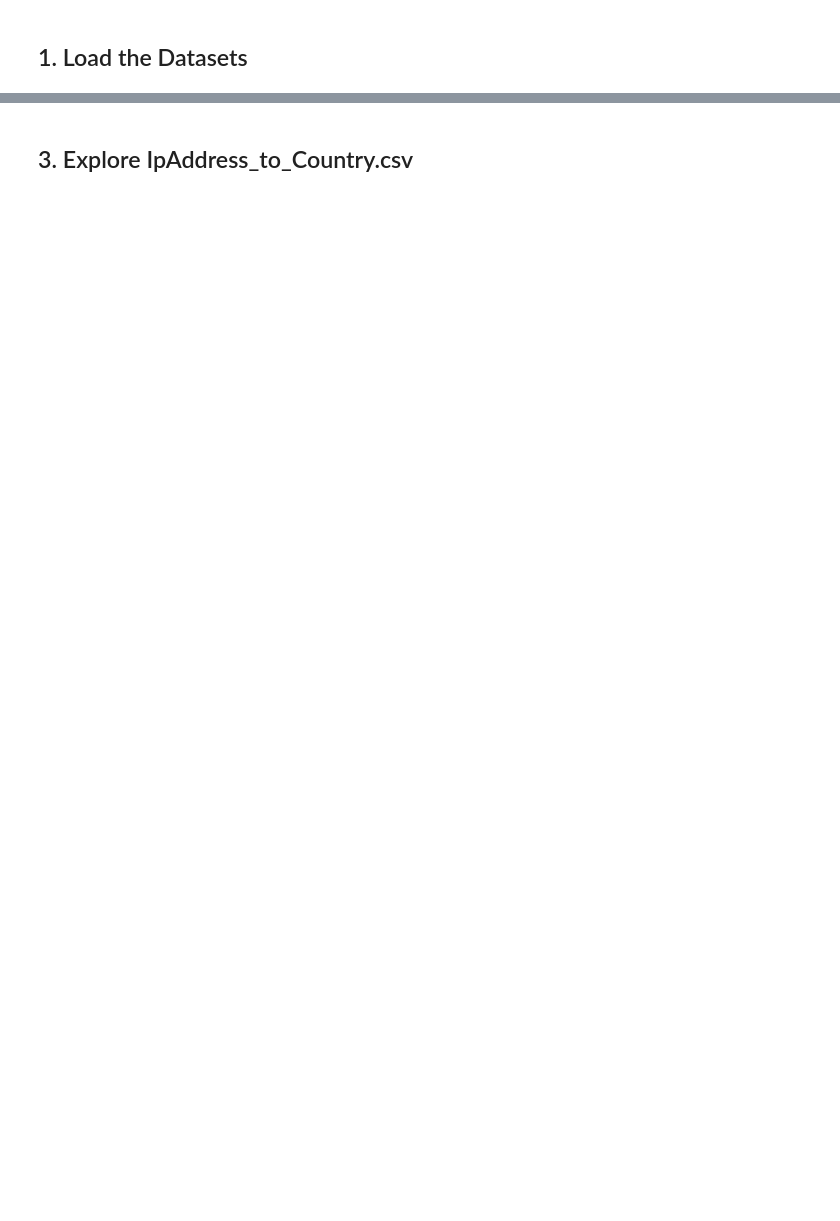
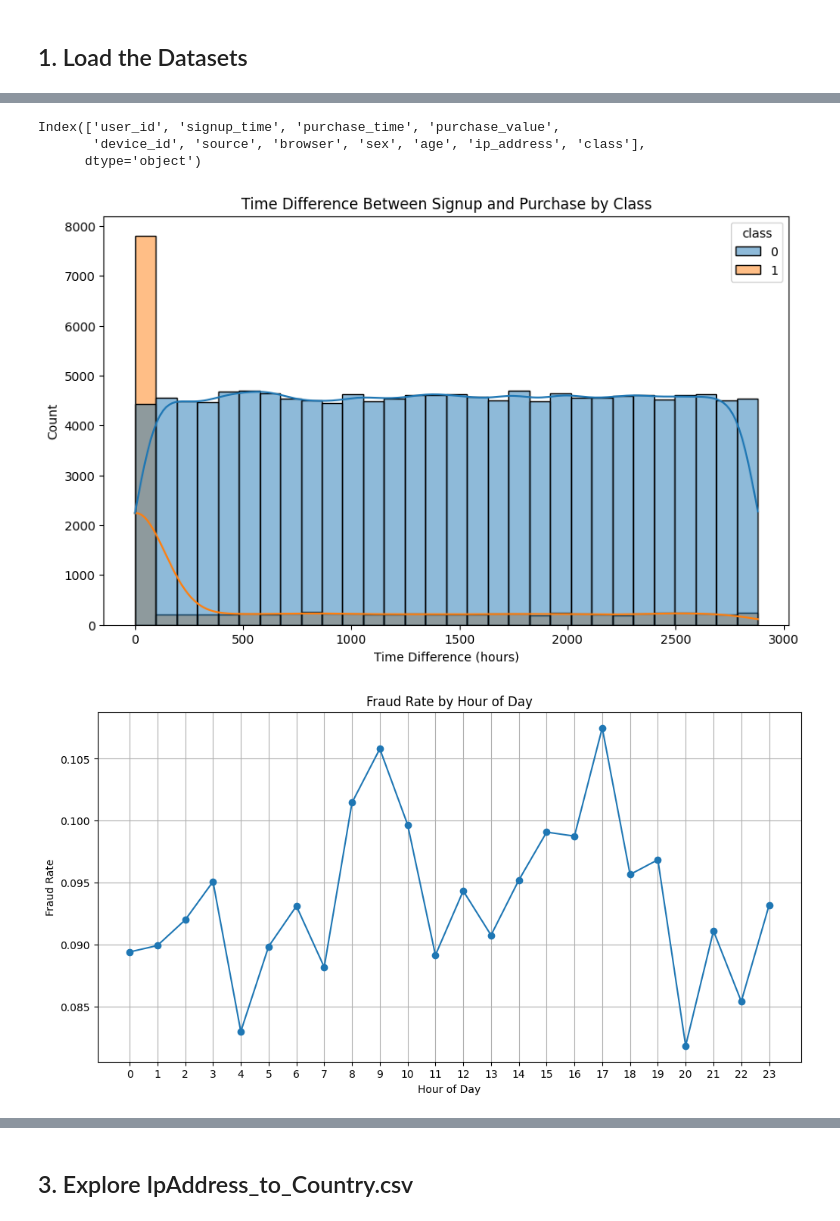
Before and after one commit to Jonepeter/fraud-detection, a Jupyter notebook: notebooks/1_EDA.ipynb, the cells around one changed output, grey strips where cells are left out. Drawn from its saved outputs; the diff is of its cells as text; code cells hidden in the pictures; blank space fills up the shorter version.

Commit message:
feat: Enhance exploratory data analysis in 1_EDA.ipynb by updating data loading methods, improving output formatting, and adding detailed findings for Fraud_Data and creditcard datasets.

```diff
--- a/notebooks/1_EDA.ipynb
+++ b/notebooks/1_EDA.ipynb
@@ -6,26 +6,26 @@ This notebook performs exploratory data analysis on the fraud detection datasets
 2. IpAddress_to_Country.csv - IP to country mapping
 3. creditcard.csv - Bank transaction data
 # %%
-import pandas as pd
-import numpy as np
-import matplotlib.pyplot as plt
-import seaborn as sns
+
 import sys
 import os
+import pandas as pd
 
 # Add the src directory to the path
-sys.path.append(os.path.abspath('../src'))
+if os.path.abspath('..') not in sys.path:
+    sys.path.append(os.path.abspath('..'))
 
-# Import custom EDA module
-from eda import (
+# Function to reload custom modules
+%load_ext autoreload
+%autoreload 2
+
+# Import custom load data and EDA module
+from src.load_data import load_data
+from src.eda import (
     load_datasets, display_basic_info, analyze_class_distribution,
     plot_numerical_distributions, analyze_categorical_features,
     analyze_time_patterns, analyze_correlation_matrix, analyze_ip_country_data
 )
 
-# Set plot style
-plt.style.use('seaborn-v0_8-whitegrid')
-sns.set_palette('viridis')
-
-# Display all columns
-pd.set_option('display.max_columns', None)
+# Set pandas to display numbers in plain (not scientific) notation
+pd.set_option('display.float_format', '{:.2f}'.format)
@@ -33,5 +36,7 @@ pd.set_option('display.max_columns', None)
 ## 1. Load the Datasets
 # %%
 # Load the datasets using the function from eda.py
-fraud_data, ip_country, creditcard = load_datasets()
+fraud_data = load_data('../data/raw/Fraud_Data.csv')
+ip_country = load_data('../data/raw/IpAddress_to_Country.csv')
+creditcard = load_data('../data/raw/creditcard.csv')
 # %% [markdown]
@@ -53,3 +146,12 @@ analyze_categorical_features(fraud_data, categorical_cols, class_col='class')
+# %%
+fraud_data.columns
+# %% [output]
+Index(['user_id', 'signup_time', 'purchase_time', 'purchase_value',
+       'device_id', 'source', 'browser', 'sex', 'age', 'ip_address', 'class'],
+      dtype='object')
 # %%
 # Analyze time patterns
-fraud_data = analyze_time_patterns(fraud_data)
+time_pattern = analyze_time_patterns(fraud_data)
+# %% [output]
+[figure, added]
+[figure, added]
```
Also changed, not shown: parts of 19 cells of this notebook.
